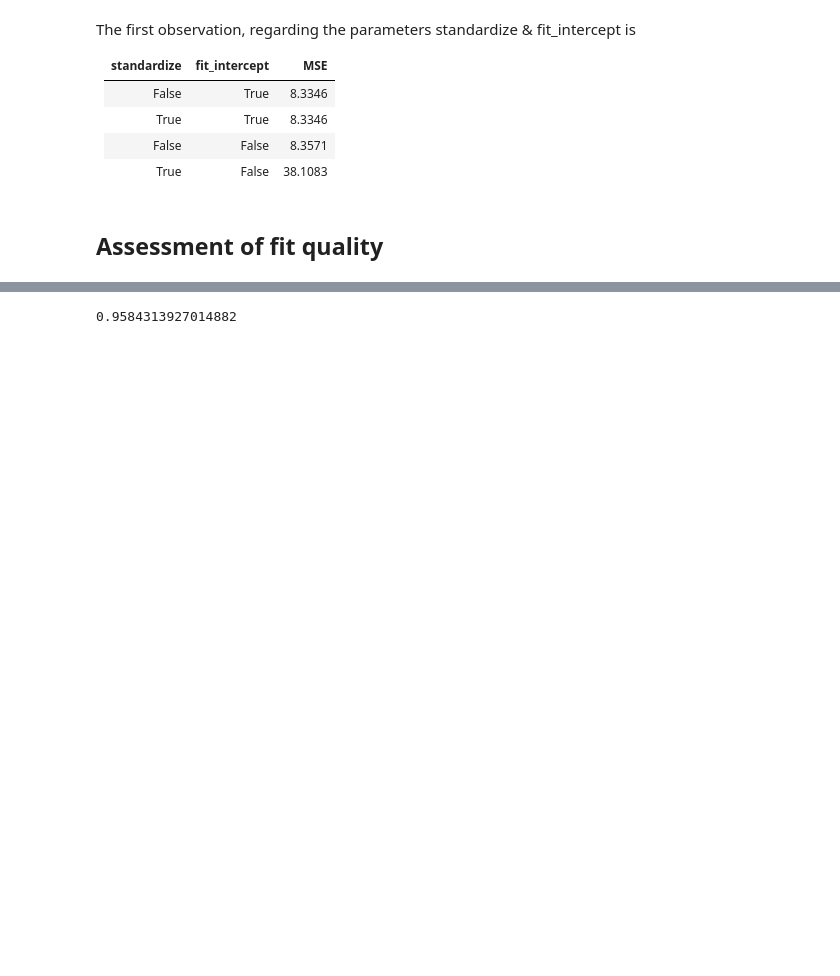
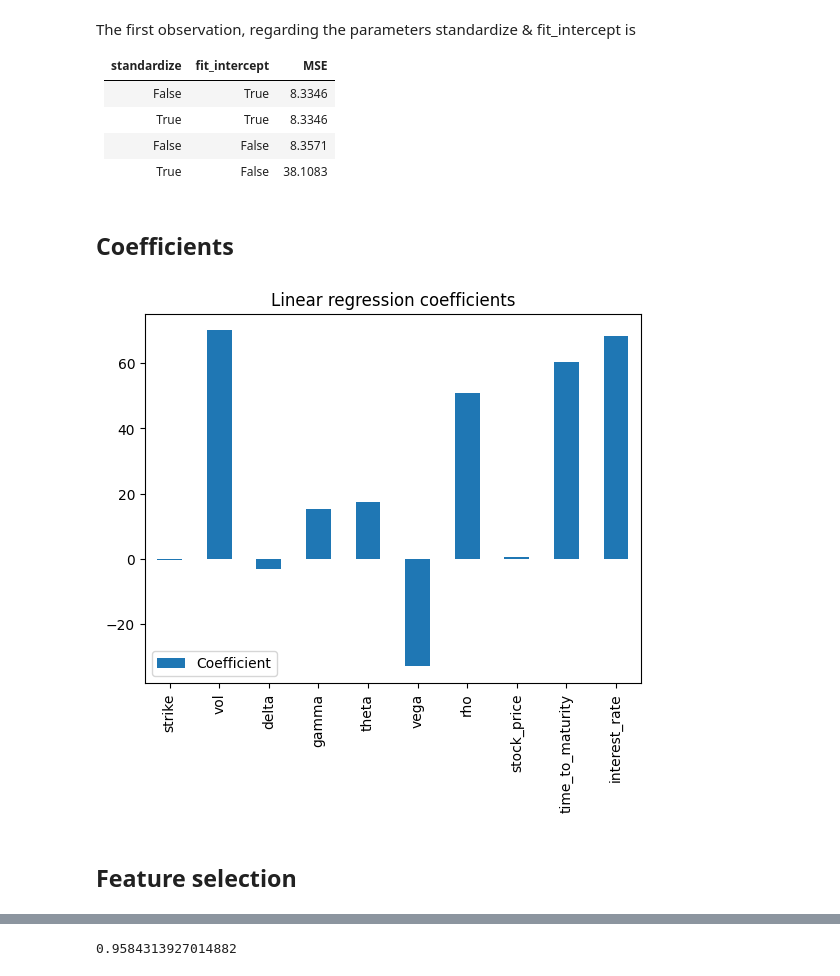
Before and after one commit to AmbroiseTHIBAULT/survey-ML-finance, a Jupyter notebook: options_pricing/notebooks/main_linear_reg.ipynb, the cells around one changed output, grey strips where cells are left out. Saved outputs shown, nothing was run; the diff lists cells and outputs as text; code cells hidden in the pictures; blank space fills up the shorter version.

Commit message:
liear regression coeff + feature selection

```diff
--- a/options_pricing/notebooks/main_linear_reg.ipynb
+++ b/options_pricing/notebooks/main_linear_reg.ipynb
@@ -62,5 +63,14 @@ The first observation, regarding the parameters standardize & fit_intercept is
 | True | True | 8.3346 |
 | False | False | 8.3571 |
 | True | False | 38.1083 |
-# %% [markdown]
-## Assessment of fit quality
+# %% [markdown]
+## Coefficients
+# %%
+coefficients = pd.DataFrame(lin_reg_model.coef_, X_train.columns, columns=['Coefficient'])
+coefficients.plot(kind='bar')
+plt.title('Linear regression coefficients')
+plt.show()
+# %% [output]
+[figure, added]
+# %% [markdown]
+## Feature selection
```
Also changed, not shown: parts of 4 cells of this notebook.
